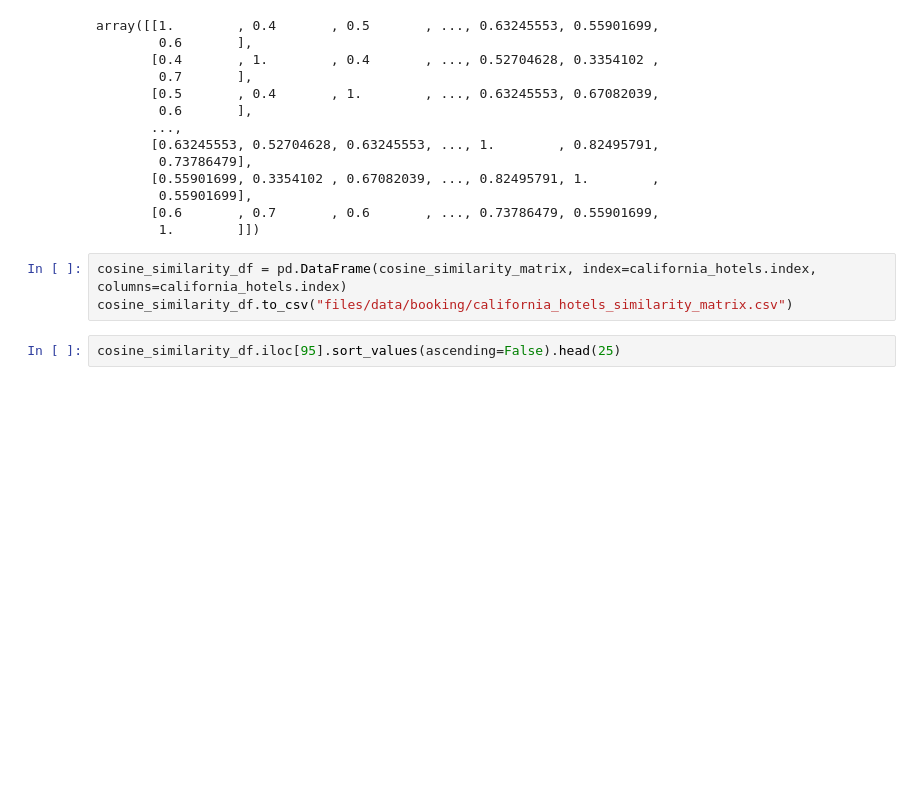
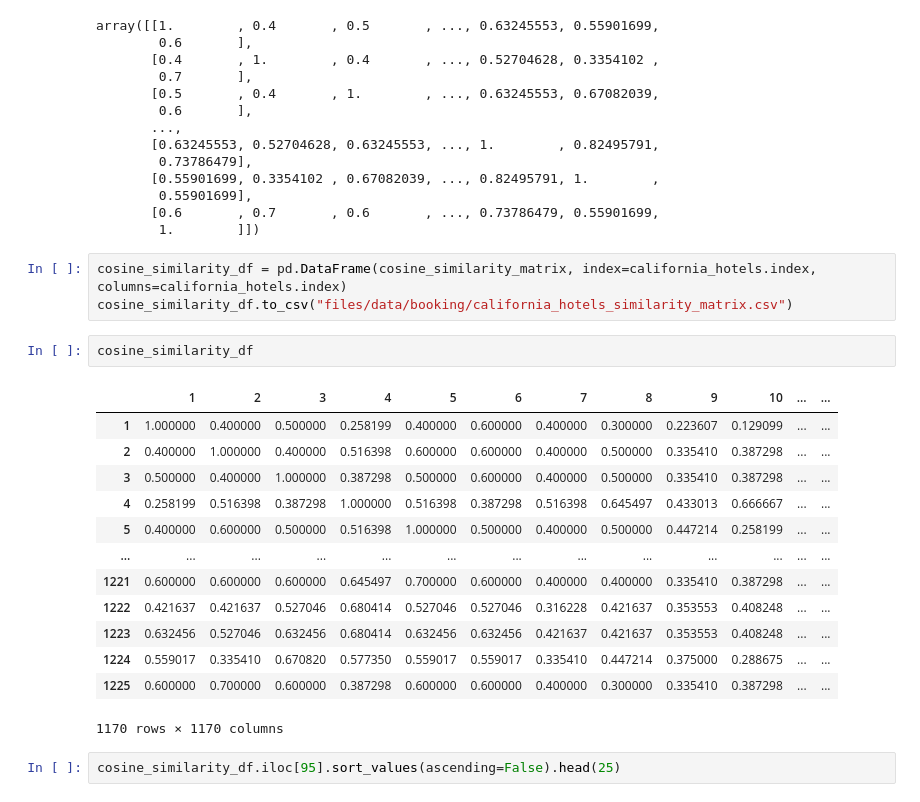
Before and after one commit to LeonardoCostaH/PF_DS_YELP, a Jupyter notebook: 03_ML.ipynb, the cells around one changed output. Drawn from its saved outputs; the diff is of its cells as text; blank space fills up the shorter version.

```diff
--- a/03_ML.ipynb
+++ b/03_ML.ipynb
@@ -92,6 +78,22 @@ array([[1.        , 0.4       , 0.5       , ..., 0.63245553, 0.55901699,
 # %%
 cosine_similarity_df = pd.DataFrame(cosine_similarity_matrix, index=california_hotels.index, columns=california_hotels.index)
 cosine_similarity_df.to_csv("files/data/booking/california_hotels_similarity_matrix.csv")
+# %%
+cosine_similarity_df
+# %% [output]
+|  | 1 | 2 | 3 | 4 | 5 | 6 | 7 | 8 | 9 | 10 | ... | ... |
+| 1 | 1.000000 | 0.400000 | 0.500000 | 0.258199 | 0.400000 | 0.600000 | 0.400000 | 0.300000 | 0.223607 | 0.129099 | ... | ... |
+| 2 | 0.400000 | 1.000000 | 0.400000 | 0.516398 | 0.600000 | 0.600000 | 0.400000 | 0.500000 | 0.335410 | 0.387298 | ... | ... |
+| 3 | 0.500000 | 0.400000 | 1.000000 | 0.387298 | 0.500000 | 0.600000 | 0.400000 | 0.500000 | 0.335410 | 0.387298 | ... | ... |
+| 4 | 0.258199 | 0.516398 | 0.387298 | 1.000000 | 0.516398 | 0.387298 | 0.516398 | 0.645497 | 0.433013 | 0.666667 | ... | ... |
+| 5 | 0.400000 | 0.600000 | 0.500000 | 0.516398 | 1.000000 | 0.500000 | 0.400000 | 0.500000 | 0.447214 | 0.258199 | ... | ... |
+| ... | ... | ... | ... | ... | ... | ... | ... | ... | ... | ... | ... | ... |
+| 1221 | 0.600000 | 0.600000 | 0.600000 | 0.645497 | 0.700000 | 0.600000 | 0.400000 | 0.400000 | 0.335410 | 0.387298 | ... | ... |
+| 1222 | 0.421637 | 0.421637 | 0.527046 | 0.680414 | 0.527046 | 0.527046 | 0.316228 | 0.421637 | 0.353553 | 0.408248 | ... | ... |
+| 1223 | 0.632456 | 0.527046 | 0.632456 | 0.680414 | 0.632456 | 0.632456 | 0.421637 | 0.421637 | 0.353553 | 0.408248 | ... | ... |
+| 1224 | 0.559017 | 0.335410 | 0.670820 | 0.577350 | 0.559017 | 0.559017 | 0.335410 | 0.447214 | 0.375000 | 0.288675 | ... | ... |
+| 1225 | 0.600000 | 0.700000 | 0.600000 | 0.387298 | 0.600000 | 0.600000 | 0.400000 | 0.300000 | 0.335410 | 0.387298 | ... | ... |
+1170 rows × 1170 columns
 # %%
 cosine_similarity_df.iloc[95].sort_values(ascending=False).head(25)
 # %% [output]
```
Also changed, not shown: parts of 3 cells of this notebook, 5 other files.
